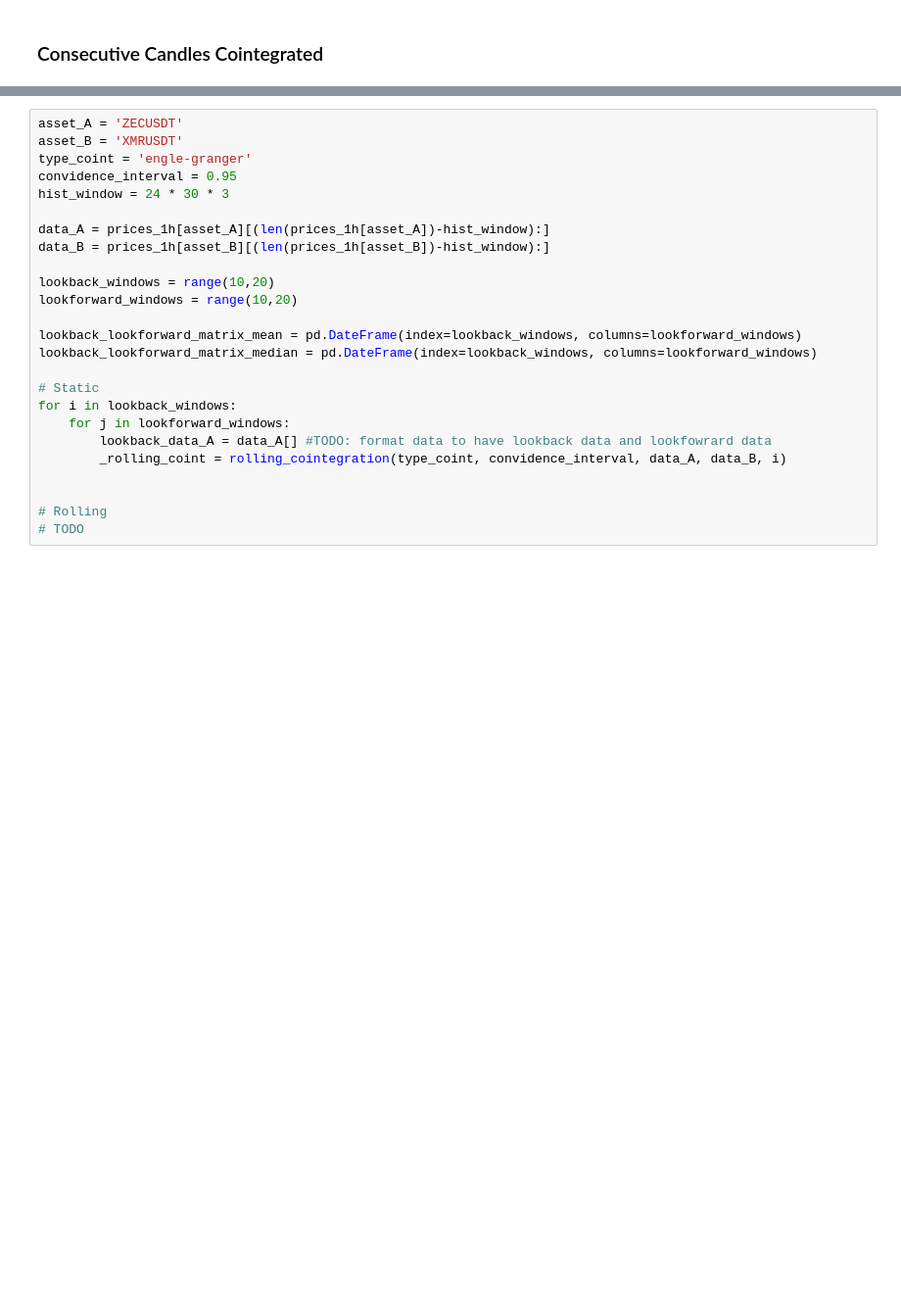
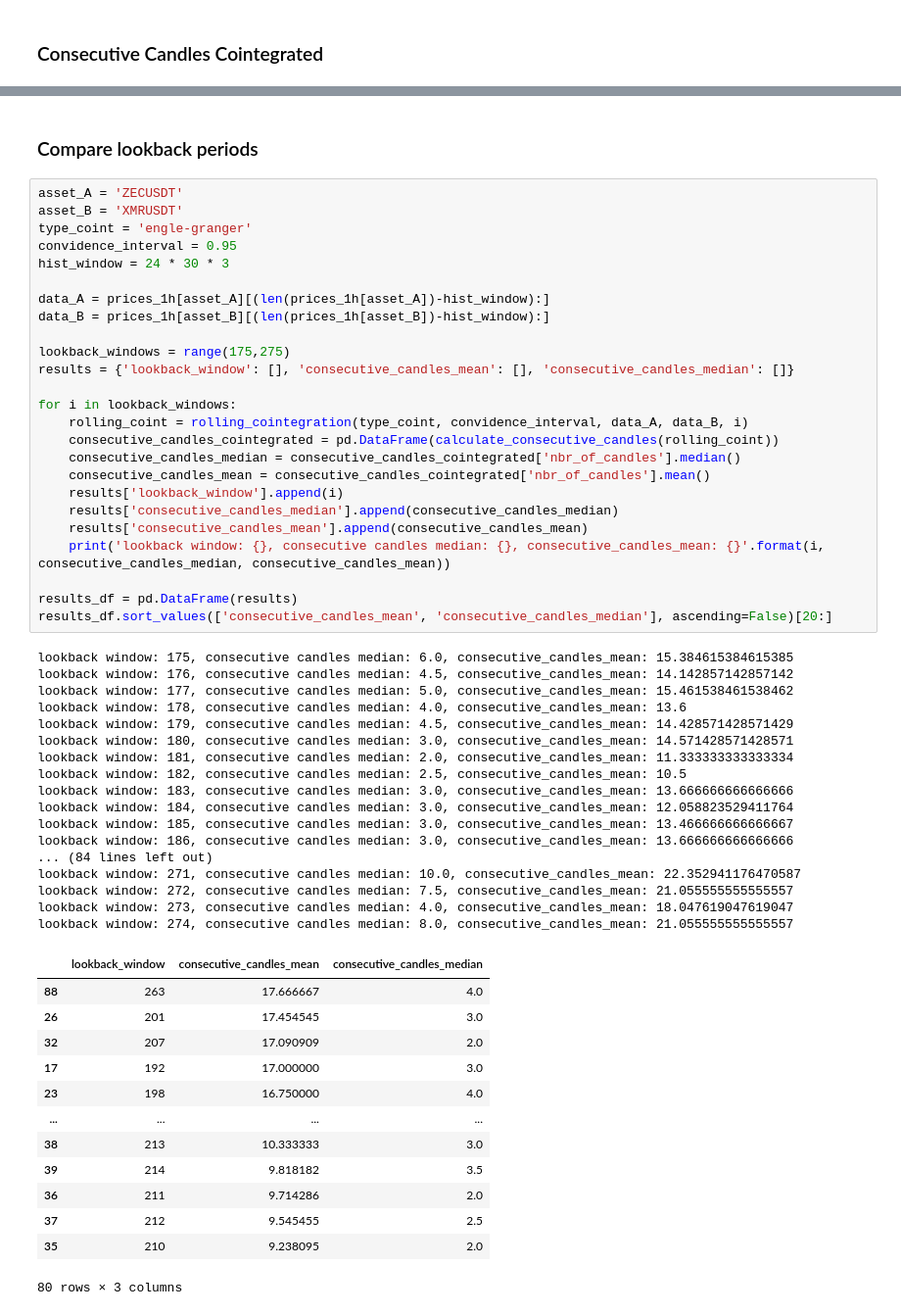
Before and after one commit to walidarbtg/cointegration, a Jupyter notebook: Optimal Lookback Window.ipynb, the cells around one changed output, grey strips where cells are left out. Shown at 98% size. Saved outputs shown, nothing was run; the diff lists cells and outputs as text; blank space fills up the shorter version.

```diff
--- a/Optimal Lookback Window.ipynb
+++ b/Optimal Lookback Window.ipynb
@@ -227,25 +208,58 @@ consecutive_candles_cointegrated_eg.sort_values('nbr_of_candles', ascending=Fals
+# %% [markdown]
+### Compare lookback periods
 # %%
 asset_A = 'ZECUSDT'
 asset_B = 'XMRUSDT'
 type_coint = 'engle-granger'
 convidence_interval = 0.95
 hist_window = 24 * 30 * 3
 
 data_A = prices_1h[asset_A][(len(prices_1h[asset_A])-hist_window):]
 data_B = prices_1h[asset_B][(len(prices_1h[asset_B])-hist_window):]
 
-lookback_windows = range(10,20)
-lookforward_windows = range(10,20)
+lookback_windows = range(175,275)
+results = {'lookback_window': [], 'consecutive_candles_mean': [], 'consecutive_candles_median': []}
 
-lookback_lookforward_matrix_mean = pd.DateFrame(index=lookback_windows, columns=lookforward_windows)
-lookback_lookforward_matrix_median = pd.DateFrame(index=lookback_windows, columns=lookforward_windows)
+for i in lookback_windows:
+    rolling_coint = rolling_cointegration(type_coint, convidence_interval, data_A, data_B, i)
+    consecutive_candles_cointegrated = pd.DataFrame(calculate_consecutive_candles(rolling_coint))
+    consecutive_candles_median = consecutive_candles_cointegrated['nbr_of_candles'].median()
+    consecutive_candles_mean = consecutive_candles_cointegrated['nbr_of_candles'].mean()
+    results['lookback_window'].append(i)
+    results['consecutive_candles_median'].append(consecutive_candles_median)
+    results['consecutive_candles_mean'].append(consecutive_candles_mean)
+    print('lookback window: {}, consecutive candles median: {}, consecutive_candles_mean: {}'.format(i, consecutive_candles_median, consecutive_candles_mean))
 
-# Static
-for i in lookback_windows:
-    for j in lookforward_windows:
-        lookback_data_A = data_A[] #TODO: format data to have lookback data and lookfowrard data
-        _rolling_coint = rolling_cointegration(type_coint, convidence_interval, data_A, data_B, i)
-
-
-# Rolling
-# TODO
+results_df = pd.DataFrame(results)
+results_df.sort_values(['consecutive_candles_mean', 'consecutive_candles_median'], ascending=False)[20:]
+# %% [output]
+lookback window: 175, consecutive candles median: 6.0, consecutive_candles_mean: 15.384615384615385
+lookback window: 176, consecutive candles median: 4.5, consecutive_candles_mean: 14.142857142857142
+lookback window: 177, consecutive candles median: 5.0, consecutive_candles_mean: 15.461538461538462
+lookback window: 178, consecutive candles median: 4.0, consecutive_candles_mean: 13.6
+lookback window: 179, consecutive candles median: 4.5, consecutive_candles_mean: 14.428571428571429
+lookback window: 180, consecutive candles median: 3.0, consecutive_candles_mean: 14.571428571428571
+lookback window: 181, consecutive candles median: 2.0, consecutive_candles_mean: 11.333333333333334
+lookback window: 182, consecutive candles median: 2.5, consecutive_candles_mean: 10.5
+lookback window: 183, consecutive candles median: 3.0, consecutive_candles_mean: 13.666666666666666
+lookback window: 184, consecutive candles median: 3.0, consecutive_candles_mean: 12.058823529411764
+lookback window: 185, consecutive candles median: 3.0, consecutive_candles_mean: 13.466666666666667
+lookback window: 186, consecutive candles median: 3.0, consecutive_candles_mean: 13.666666666666666
+... (84 lines left out)
+lookback window: 271, consecutive candles median: 10.0, consecutive_candles_mean: 22.352941176470587
+lookback window: 272, consecutive candles median: 7.5, consecutive_candles_mean: 21.055555555555557
+lookback window: 273, consecutive candles median: 4.0, consecutive_candles_mean: 18.047619047619047
+lookback window: 274, consecutive candles median: 8.0, consecutive_candles_mean: 21.055555555555557
+|  | lookback_window | consecutive_candles_mean | consecutive_candles_median |
+| 88 | 263 | 17.666667 | 4.0 |
+| 26 | 201 | 17.454545 | 3.0 |
+| 32 | 207 | 17.090909 | 2.0 |
+| 17 | 192 | 17.000000 | 3.0 |
+| 23 | 198 | 16.750000 | 4.0 |
+| ... | ... | ... | ... |
+| 38 | 213 | 10.333333 | 3.0 |
+| 39 | 214 | 9.818182 | 3.5 |
+| 36 | 211 | 9.714286 | 2.0 |
+| 37 | 212 | 9.545455 | 2.5 |
+| 35 | 210 | 9.238095 | 2.0 |
+80 rows × 3 columns
```
Also changed, not shown: parts of 7 cells of this notebook, 4 other files.
